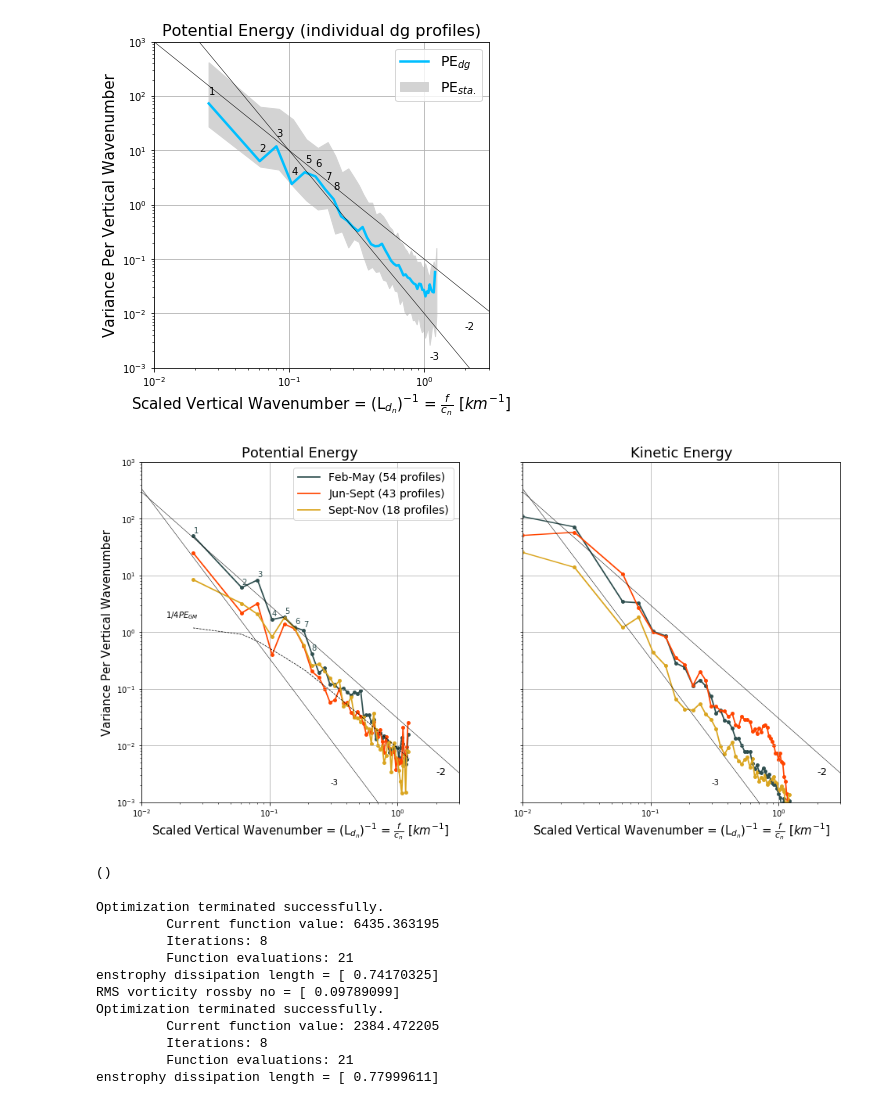
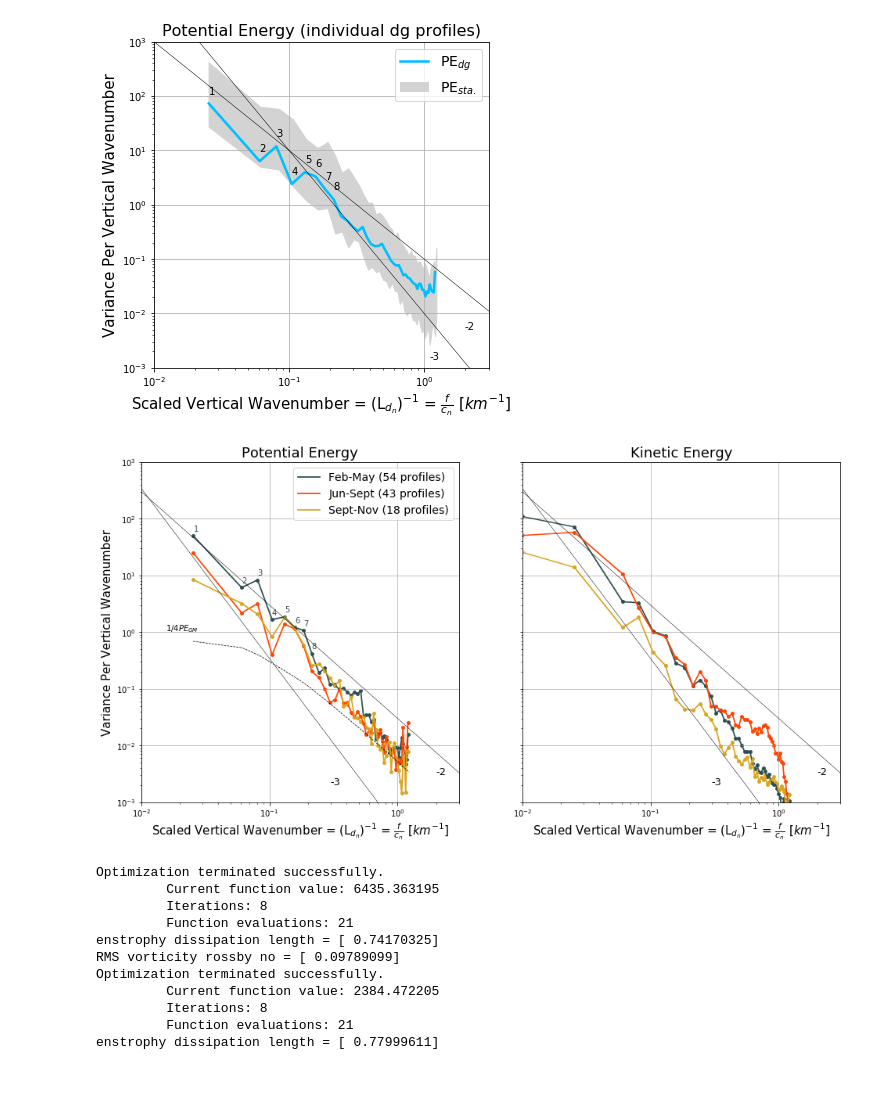
Before and after one commit to jakesteinberg/geostrophic_turbulence, a Jupyter notebook: bats_dg_2015_mode_projections.ipynb, the cells around one changed output. Cells and saved outputs as stored; diff of their text form; code cells hidden in the pictures.

```diff
--- a/bats_dg_2015_mode_projections.ipynb
+++ b/bats_dg_2015_mode_projections.ipynb
@@ -72,6 +72,8 @@ bd1 = IP['bd1']
 bd2 = IP['bd2']
 lon_lim = IP['lon_lim']
 lat_lim = IP['lat_lim']
+dac_u = IP['dac_u']
+dac_v = IP['dac_v']
 
 N2 = IP['N2_by_season_quad']
 sa_avg = IP['bckgrd_sa']
@@ -89,8 +91,6 @@ mw_eta_2 = IP['eta_2']
 mw_eta_3 = IP['eta_3']
 eta_ind_1 = IP['eta_per_1']
 eta_ind_3 = IP['eta_per_3']
-mw_dac_u = IP['dac_e_mw']
-mw_dac_v = IP['dac_n_mw']
 
 mw_time_good = IP['mw_time_good']
 gamma_good = IP['mw_gamma_good']
@@ -1615,41 +1623,40 @@ for i in range(len(bckgrds) - 1):
     seasonal_KE_output[1:, i] = np.nanmean(HKE_per_mass_0[1:, inn], axis=1) / dk
     seasonal_KE_output[0, i] = np.nanmean(HKE_per_mass_0[:, inn], axis=1)[0] / dk
 modeno = '1', '2', '3', '4', '5', '6', '7', '8'
 for i in range(len(modeno)):
     ax1.text(sc_x[i], (np.nanmean(PE_per_mass_0[i + 1, bckgrds[0]]) / dk) +
-             (np.nanmean(PE_per_mass_0[i + 1, bckgrds[0]]) / dk)/7, modeno[i], color=cols[0])
+             (np.nanmean(PE_per_mass_0[i + 1, bckgrds[0]]) / dk)/5, modeno[i], color=cols[0])
 # -- GM
-ax1.plot(1000 * sta_bats_f / sta_bats_c[1:], 0.25 * PE_GM_bats / sta_bats_dk, color='k', linewidth=0.75, linestyle='--')
-ax1.text(1000 * sta_bats_f / sta_bats_c[1] - .01, 0.5 * PE_GM_bats[1] / sta_bats_dk, r'$1/4 PE_{GM}$', fontsize=10)
+ax1.plot(1000 * sta_bats_f / sta_bats_c[1:], 0.25 * GMPE_bats / sta_bats_dk, color='k', linewidth=0.75, linestyle='--')
+ax1.text(1000 * sta_bats_f / sta_bats_c[1] - .01, 0.5 * GMPE_bats[1] / sta_bats_dk, r'$1/4 PE_{GM}$', fontsize=10)
 # ax2.plot(1000 * sta_bats_f / sta_bats_c[1:], 0.25 * GMKE_bats / sta_bats_dk, color='k', linewidth=0.75, linestyle='--')
 # ax2.text(1000 * sta_bats_f / sta_bats_c[1] - .01, 0.5 * GMKE_bats[1] / sta_bats_dk, r'$1/4 KE_{GM}$', fontsize=10)
 ax1.plot([7 * 10**-3, 7 * 10**-1], [10**3, 10**-3], color='k', linewidth=0.5)
-ax1.text(3*10**-1, 2*10**-3, '-3', fontsize=10)
+ax1.text(3*10**-1, 2*10**-3, '-3', fontsize=13)
 ax1.plot([10**-2, 10**1], [3*10**2, 3*10**-4], color='k', linewidth=0.5)
 ax1.text(2*10**0, 3*10**-3, '-2', fontsize=13)
 ax2.plot([7 * 10**-3, 7 * 10**-1], [10**3, 10**-3], color='k', linewidth=0.5)
-ax2.text(3*10**-1, 2*10**-3, '-3', fontsize=10)
+ax2.text(3*10**-1, 2*10**-3, '-3', fontsize=13)
 ax2.plot([10**-2, 10**1], [3*10**2, 3*10**-4], color='k', linewidth=0.5)
 ax2.text(2*10**0, 3*10**-3, '-2', fontsize=13)
 handles, labels = ax1.get_legend_handles_labels()
 ax1.legend(handles, labels, fontsize=14)
 ax1.set_xlabel(r'Scaled Vertical Wavenumber = (L$_{d_{n}}$)$^{-1}$ = $\frac{f}{c_n}$ [$km^{-1}$]', fontsize=15)
 ax1.set_ylabel('Variance Per Vertical Wavenumber', fontsize=15)
 ax1.set_title('Potential Energy', fontsize=18)
 ax1.set_xlim([10 ** -2, 3 * 10 ** 0])
 ax1.set_ylim([10 ** (-3), 1 * 10 ** 3])
 ax1.set_yscale('log')
 ax1.set_xscale('log')
 ax2.set_xlabel(r'Scaled Vertical Wavenumber = (L$_{d_{n}}$)$^{-1}$ = $\frac{f}{c_n}$ [$km^{-1}$]', fontsize=15)
 ax2.set_title('Kinetic Energy', fontsize=18)
 ax2.set_xlim([10 ** -2, 3 * 10 ** 0])
 ax2.set_xscale('log')
 ax1.grid()
 plot_pro(ax2)
-# f_s_en.savefig("/Users/jake/Documents/baroclinic_modes/Meetings/meeting_19_05_17/dg_bats_energy_seasons.jpg", dpi=300)
+f_s_en.savefig("/Users/jake/Documents/baroclinic_modes/dissertation/dg_bats_energy_seasons.jpg", dpi=300)
 # %% [output]
-[figure, old version]
+[figure, new version]
-()
 # %%
 # --- find break for average profile (total energy) ---
 matplotlib.rcParams['figure.figsize'] = (15,6)
```
Also changed, not shown: parts of 7 cells of this notebook, 5 other files.
